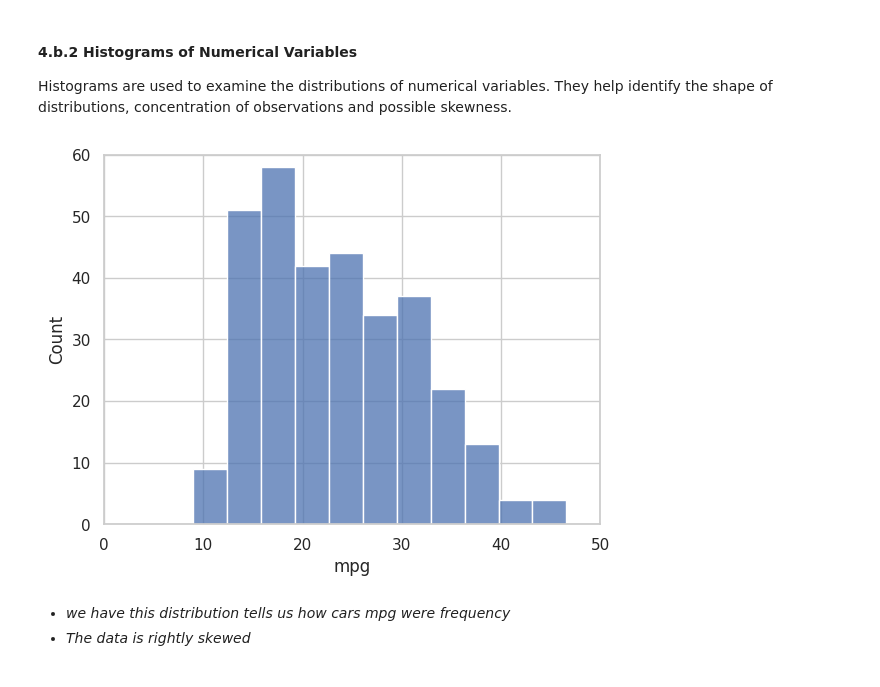
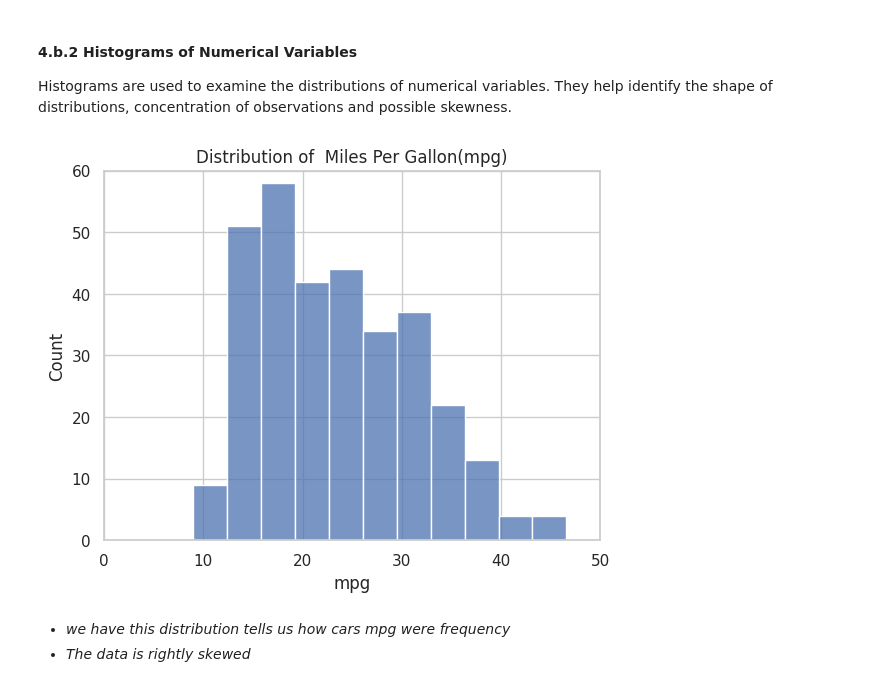
Before and after one commit to Clinton1029/Auto-MPG-Prediction-, a Jupyter notebook: group_(1)_(2).ipynb, the cells around one changed output. Saved outputs shown, nothing was run; the diff lists cells and outputs as text; code cells hidden in the pictures.

```diff
--- a/group_(1)_(2).ipynb
+++ b/group_(1)_(2).ipynb
@@ -705,17 +705,21 @@ Histograms are used to examine the distributions of numerical variables. They he
 # %%
 # Creates a histogram of the target variable y_train using Seaborn
 sns.histplot(data=X_train, x=y_train)
+
+# Adds a title to the top of the plot
+plt.title("Distribution of  Miles Per Gallon(mpg)")
+
 
 # Restricts the horizontal x-axis view to display values strictly between 0 and 50
 plt.xlim(0, 50)
 
 # Restricts the vertical y-axis (frequency/count) view to display counts strictly between 0 and 60
 plt.ylim(0, 60)
 
 # Renders and displays the final plot window on the screen
 plt.show()
 # %% [output]
-[figure, old version]
+[figure, new version]
 # %% [markdown]
 * *we have this distribution tells us how cars mpg were frequency*
 * *The data is rightly skewed*
```
Also changed, not shown: parts of 10 cells of this notebook.
